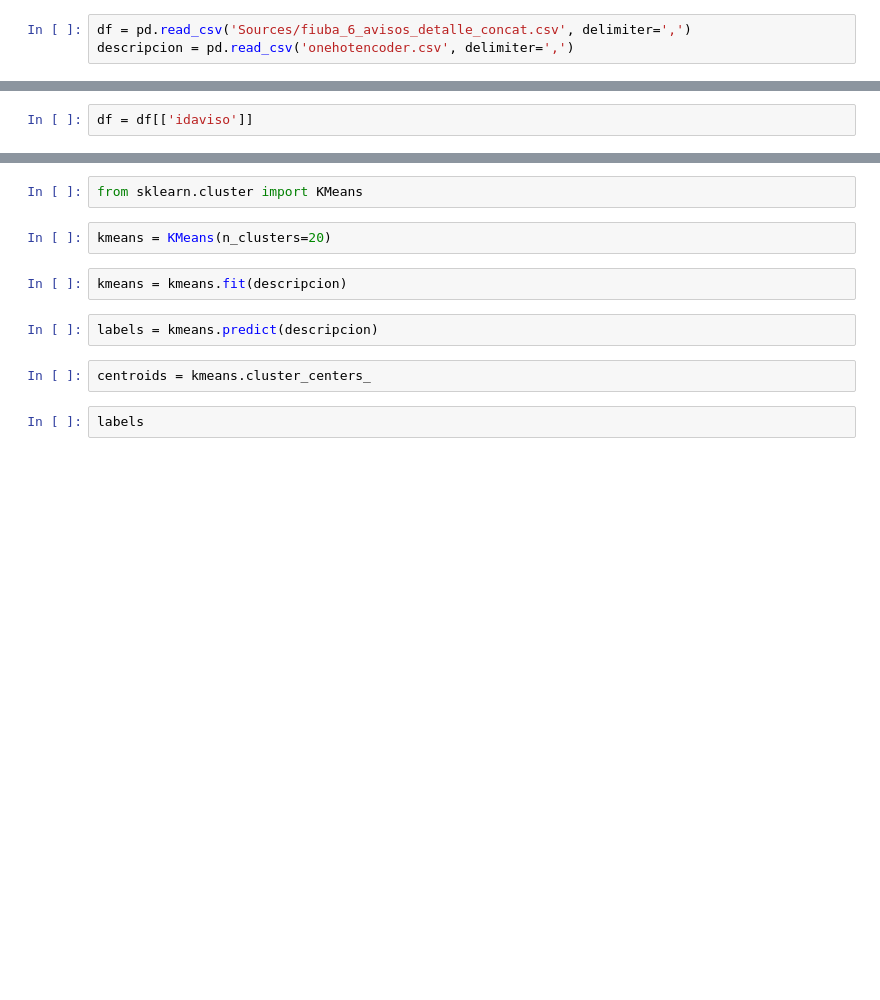
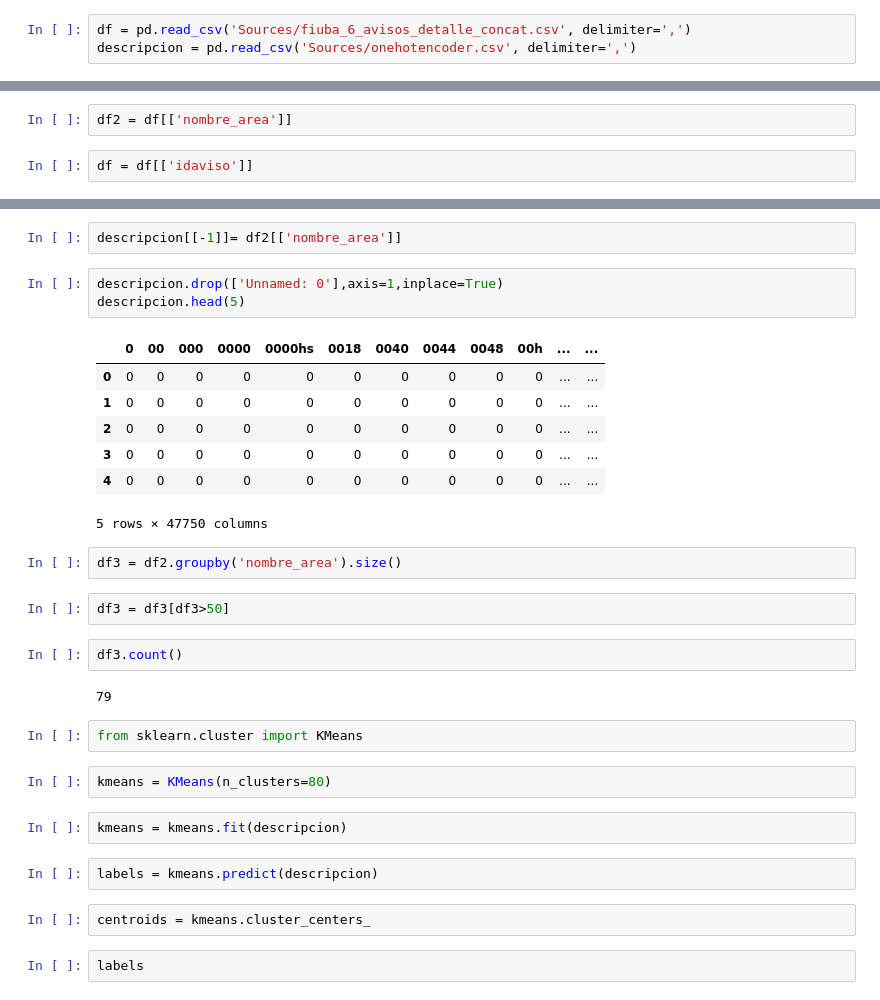
Before and after one commit to fcavazzoli/DatosTP, a Jupyter notebook: cluster.ipynb, the cells around one changed output, grey strips where cells are left out. Saved outputs shown, nothing was run; the diff lists cells and outputs as text; blank space fills up the shorter version.

```diff
--- a/cluster.ipynb
+++ b/cluster.ipynb
@@ -15,4 +15,4 @@ except NameError:
     sc = pyspark.SparkContext('local[*]')
 # %%
 df = pd.read_csv('Sources/fiuba_6_avisos_detalle_concat.csv', delimiter=',')
-descripcion = pd.read_csv('onehotencoder.csv', delimiter=',')
+descripcion = pd.read_csv('Sources/onehotencoder.csv', delimiter=',')
@@ -19,2 +28,4 @@ descripcion = pd.read_csv('onehotencoder.csv', delimiter=',')
+# %%
+df2 = df[['nombre_area']]
 # %%
 df = df[['idaviso']]
@@ -21,7 +49,28 @@ df = df[['idaviso']]
+# %%
+descripcion[[-1]]= df2[['nombre_area']]
+# %%
+descripcion.drop(['Unnamed: 0'],axis=1,inplace=True)
+descripcion.head(5)
+# %% [output]
+|  | 0 | 00 | 000 | 0000 | 0000hs | 0018 | 0040 | 0044 | 0048 | 00h | ... | ... |
+| 0 | 0 | 0 | 0 | 0 | 0 | 0 | 0 | 0 | 0 | 0 | ... | ... |
+| 1 | 0 | 0 | 0 | 0 | 0 | 0 | 0 | 0 | 0 | 0 | ... | ... |
+| 2 | 0 | 0 | 0 | 0 | 0 | 0 | 0 | 0 | 0 | 0 | ... | ... |
+| 3 | 0 | 0 | 0 | 0 | 0 | 0 | 0 | 0 | 0 | 0 | ... | ... |
+| 4 | 0 | 0 | 0 | 0 | 0 | 0 | 0 | 0 | 0 | 0 | ... | ... |
+5 rows × 47750 columns
+# %%
+df3 = df2.groupby('nombre_area').size()
+# %%
+df3 = df3[df3>50]
+# %%
+df3.count()
+# %% [output]
+79
 # %%
 from sklearn.cluster import KMeans
 # %%
-kmeans = KMeans(n_clusters=20)
+kmeans = KMeans(n_clusters=80)
 # %%
 kmeans = kmeans.fit(descripcion)
 # %%
```
Also changed, not shown: parts of 9 cells of this notebook, 2 other files.
